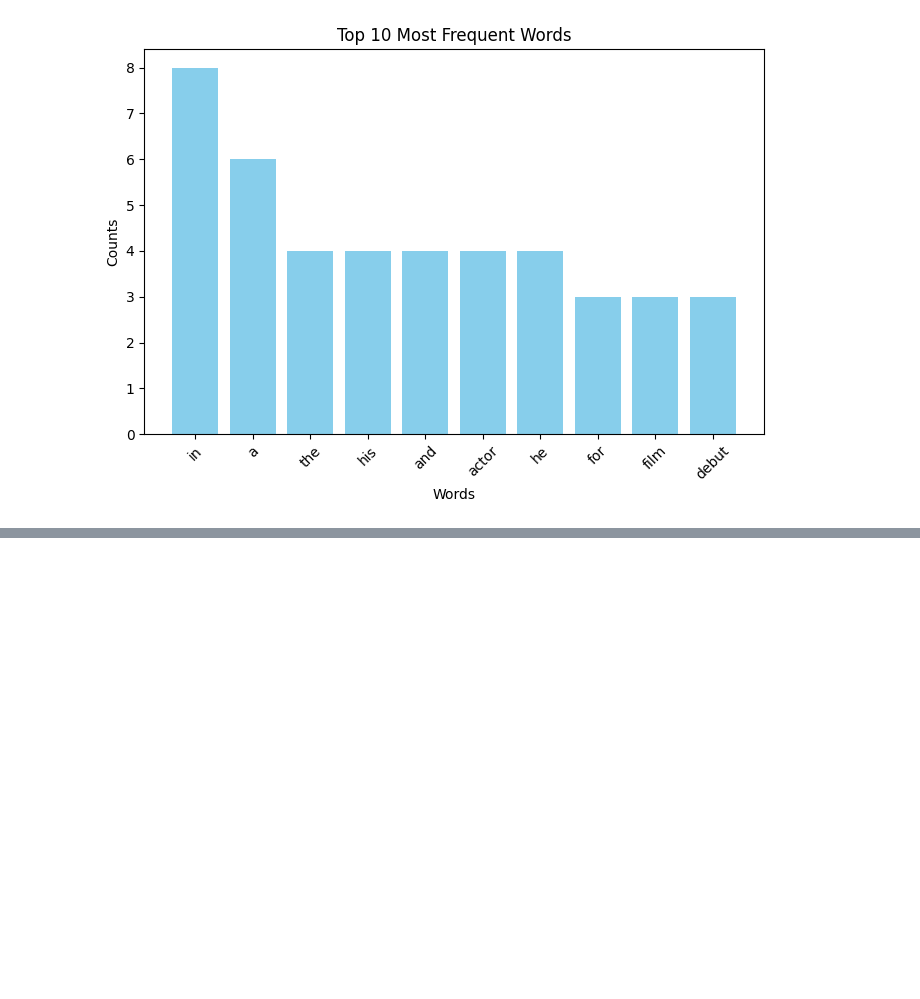
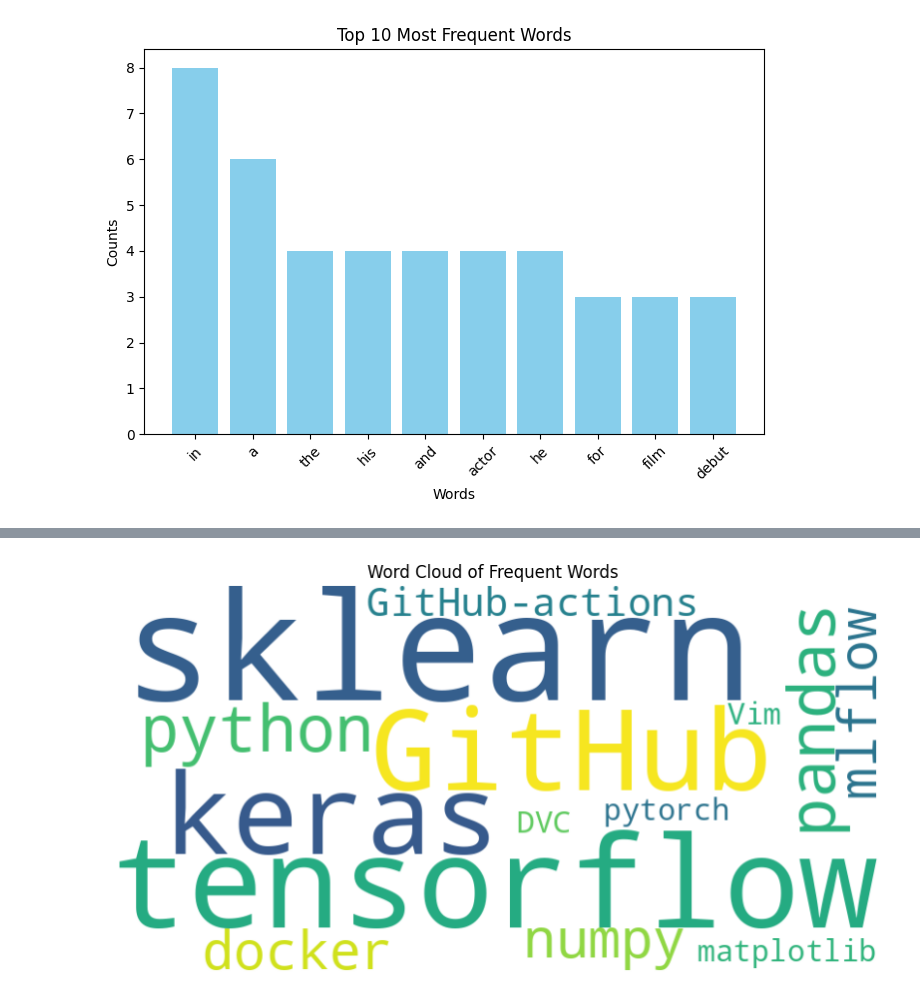
Before and after one commit to shivachaudhary46/natural_language_processing, a Jupyter notebook: Bag_of_words/Bag_of_words_again.ipynb, the cells around one changed output, grey strips where cells are left out. Cells and saved outputs as stored; diff of their text form; code cells hidden in the pictures; blank space fills up the shorter version.

```diff
--- a/Bag_of_words/Bag_of_words_again.ipynb
+++ b/Bag_of_words/Bag_of_words_again.ipynb
@@ -134,0 +189,15 @@ Top 10 frequent words: ['in', 'a', 'the', 'his', 'and', 'actor', 'he', 'for', 'f
+# %%
+skills = {
+  "python": 2, "pandas": 2, "numpy": 2, "matplotlib": 1, "sklearn": 4, "tensorflow": 4, "pytorch": 1, "keras": 3, "docker": 2, "mlflow": 2, "GitHub": 3, "GitHub-actions": 2, "DVC": 1, "Vim": 1
+}
+
+from wordcloud import WordCloud
+
+wordcloud = WordCloud(width=800, height=400, background_color="white").generate_from_frequencies(skills)
+plt.figure(figsize=(10, 6))
+plt.imshow(wordcloud, interpolation="bilinear")
+plt.axis("off")
+plt.title("Word Cloud of Frequent Words")
+plt.show()
+# %% [output]
+[figure, added]
```
Also changed, not shown: parts of 5 cells of this notebook.
